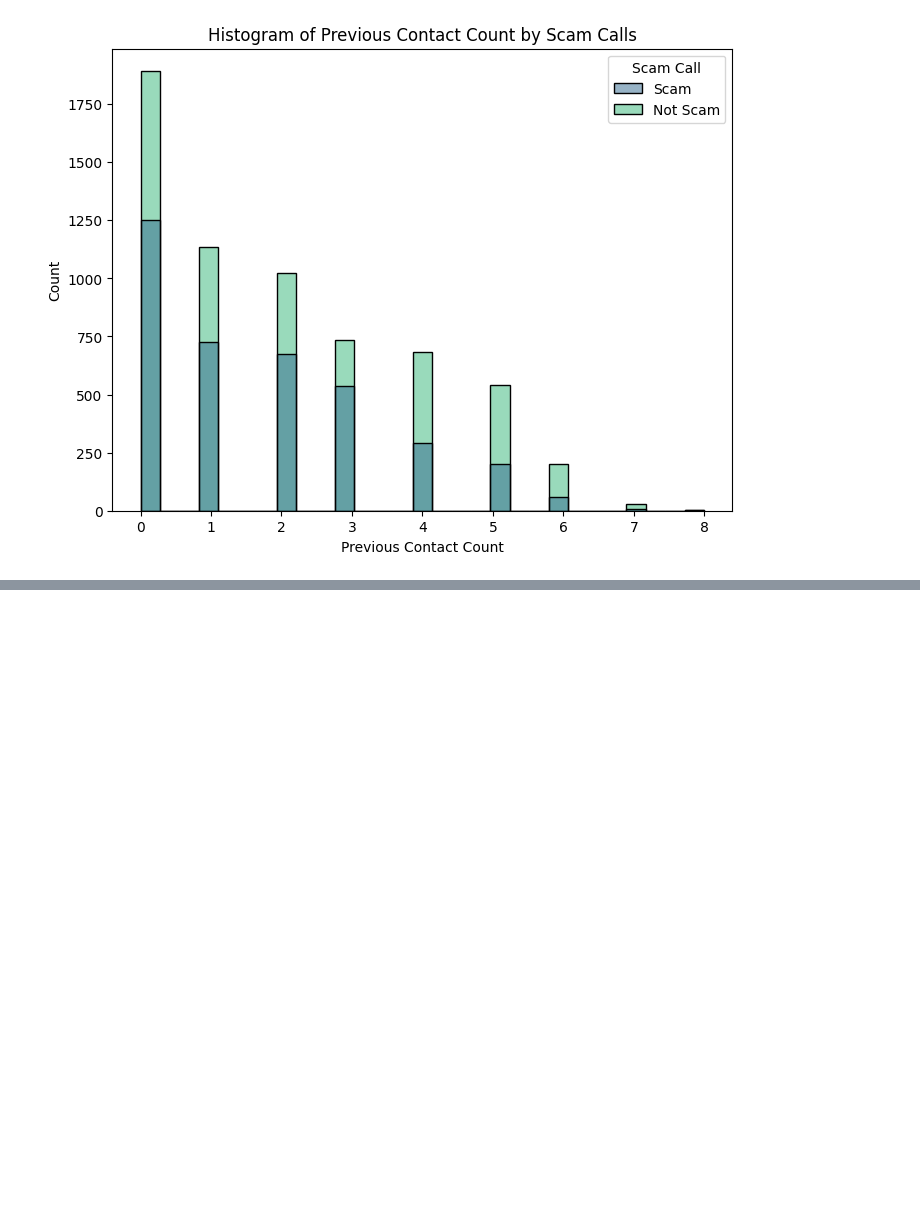
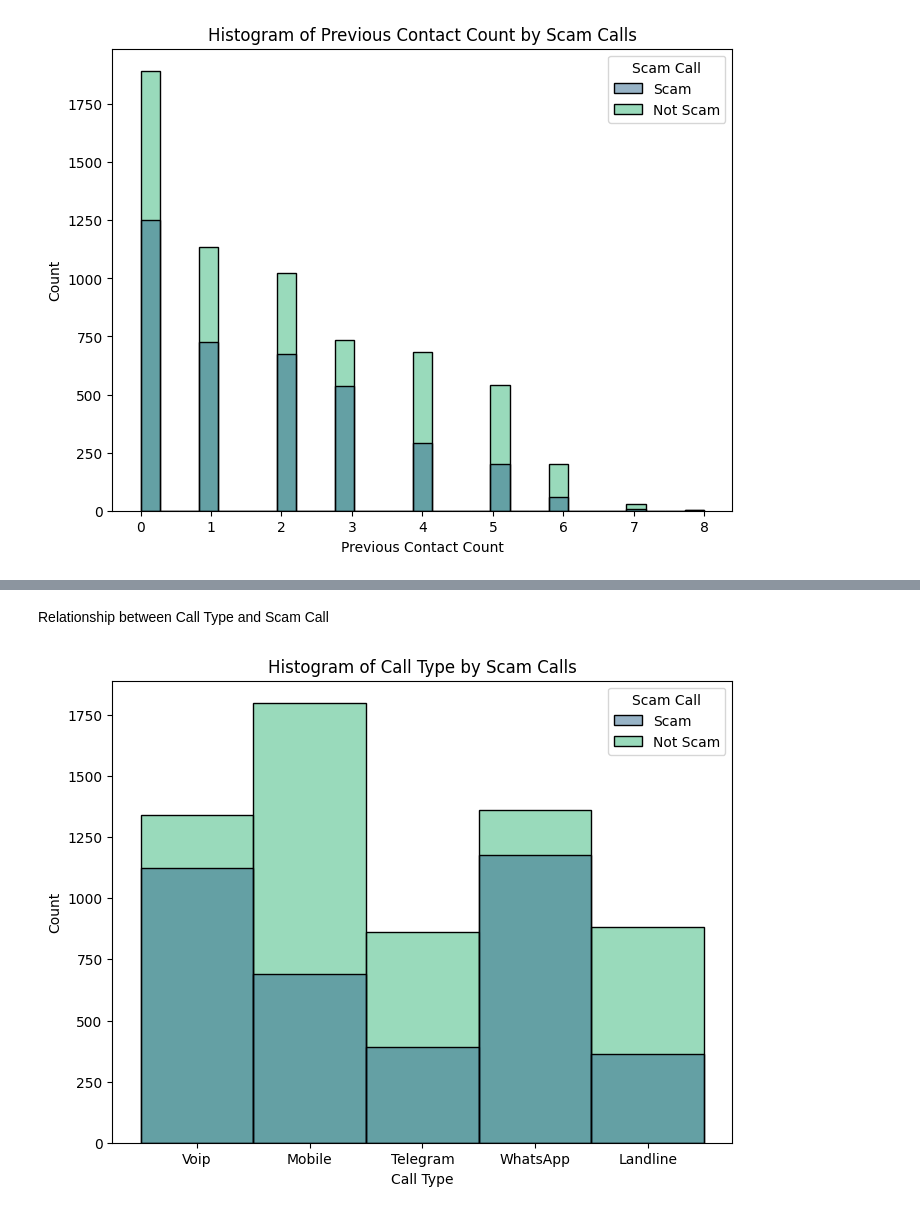
Before and after one commit to leesean5150/ml_pipeline, a Jupyter notebook: eda.ipynb, the cells around one changed output, grey strips where cells are left out. Cells and saved outputs as stored; diff of their text form; code cells hidden in the pictures; blank space fills up the shorter version.

```diff
--- a/eda.ipynb
+++ b/eda.ipynb
@@ -414,0 +466,13 @@ In conclusion, the data supports dropping previous contact count as a feature fo
+# %% [markdown]
+Relationship between Call Type and Scam Call
+# %%
+# Histogram between Call Type and Scam Call
+plt.figure(figsize=(8, 6))
+sns.histplot(data=df, x='Call Type', hue='Scam Call', palette='viridis')
+plt.title('Histogram of Call Type by Scam Calls')
+plt.xlabel('Call Type')
+plt.ylabel('Count')
+
+plt.show()
+# %% [output]
+[figure, added]
```
Also changed, not shown: parts of 39 cells of this notebook, 4 other files.
